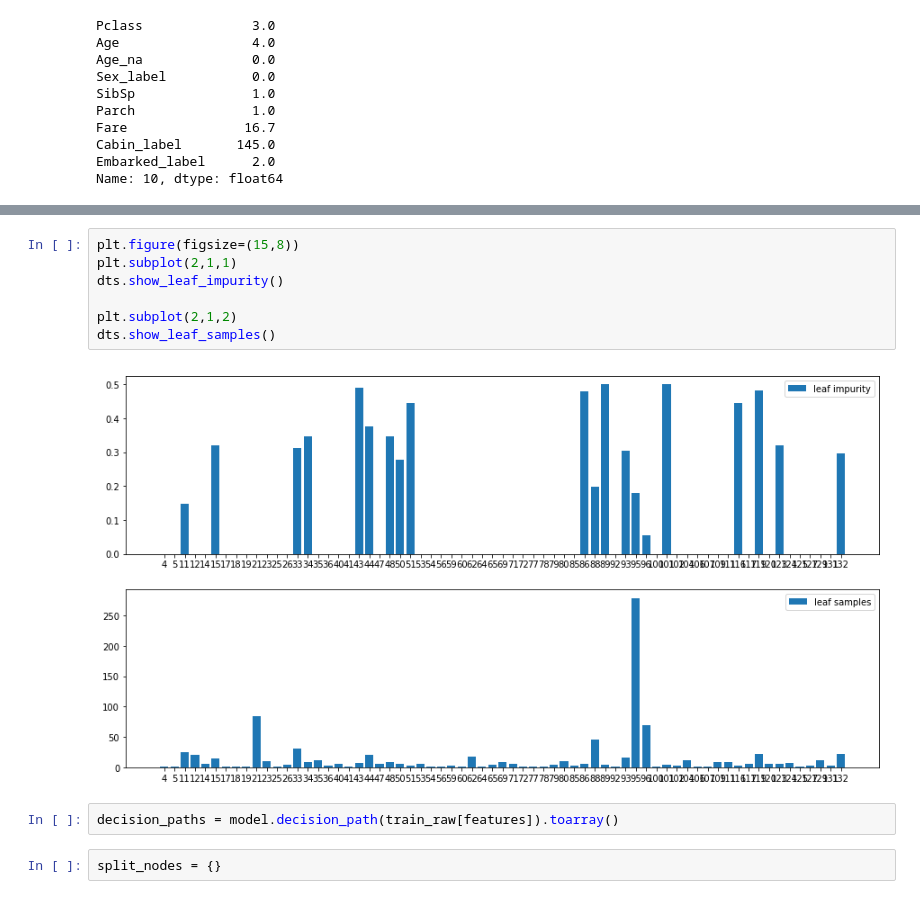
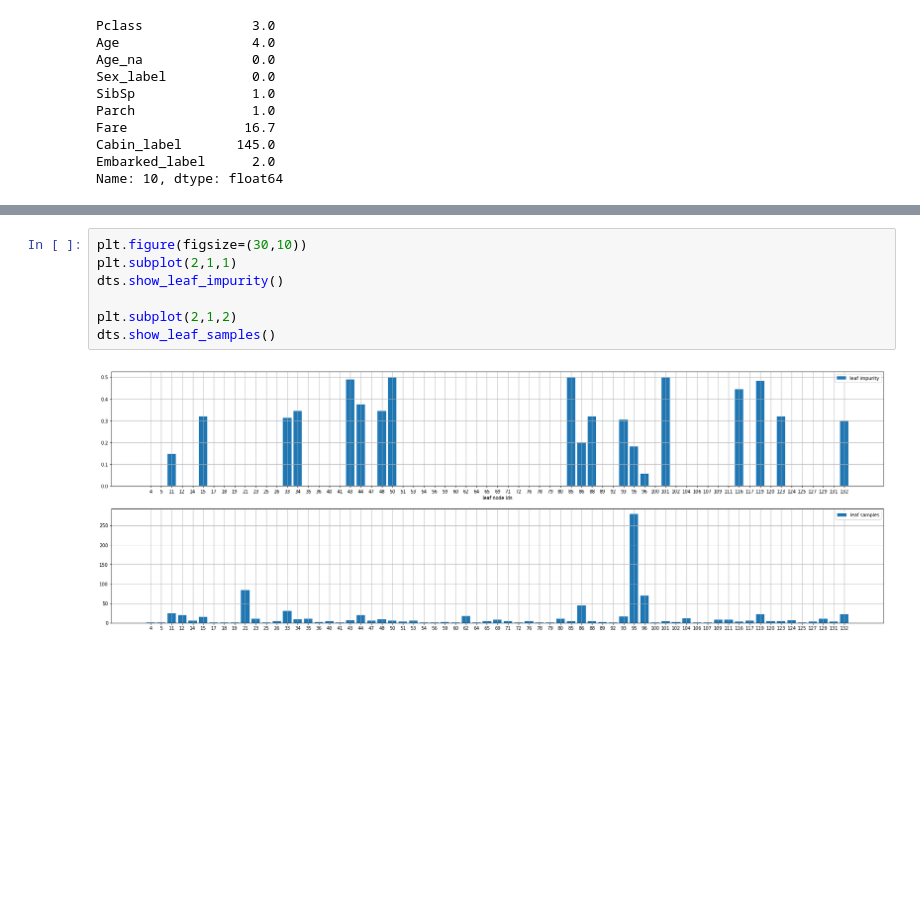
Before and after one commit to tlapusan/woodpecker, a Jupyter notebook: notebooks/DecisionTreeStructure.ipynb, the cells around one changed output, grey strips where cells are left out. Saved outputs shown, nothing was run; the diff lists cells and outputs as text; blank space fills up the shorter version.

```diff
--- a/notebooks/DecisionTreeStructure.ipynb
+++ b/notebooks/DecisionTreeStructure.ipynb
@@ -177,13 +177,9 @@ dts.show_leaf_samples_distribution(bins=30)
 # %%
-plt.figure(figsize=(15,8))
+plt.figure(figsize=(30,10))
 plt.subplot(2,1,1)
 dts.show_leaf_impurity()
 
 plt.subplot(2,1,2)
 dts.show_leaf_samples()
 # %% [output]
-[figure, old version]
+[figure, new version]
-# %%
-decision_paths = model.decision_path(train_raw[features]).toarray()
-# %%
-split_nodes = {}
```
Also changed, not shown: parts of 11 cells of this notebook, 1 other file.
